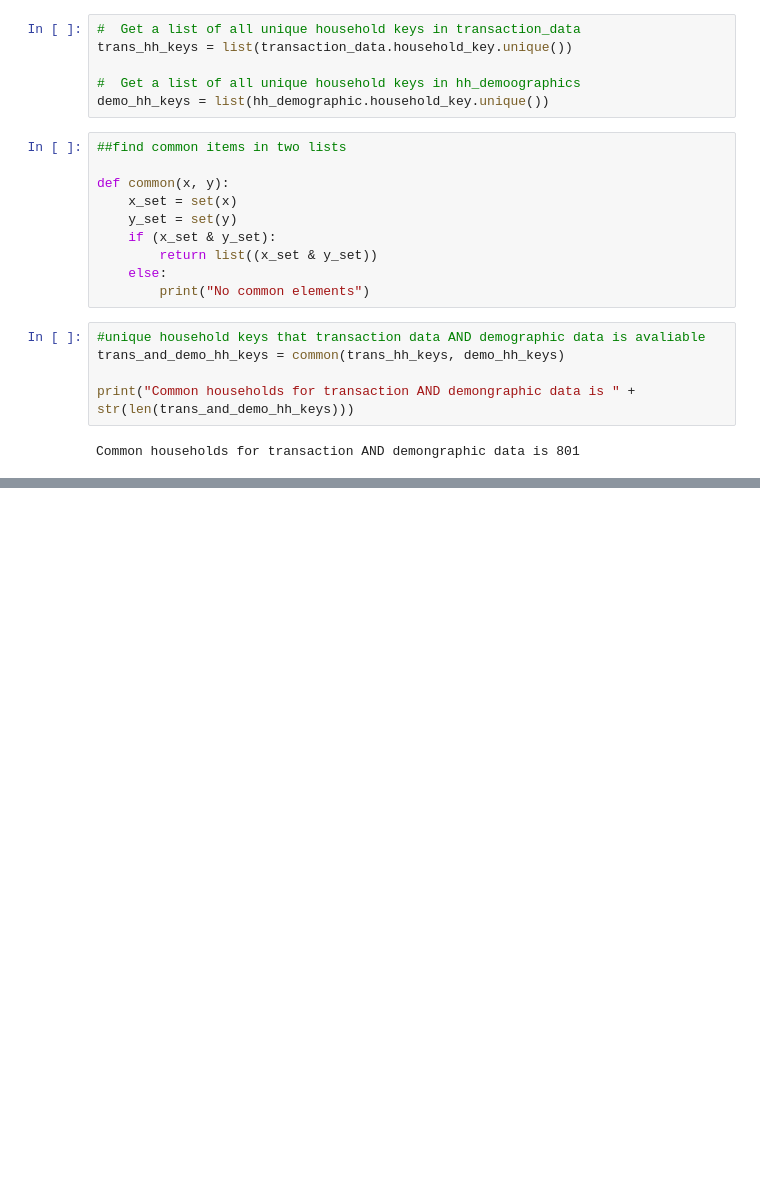
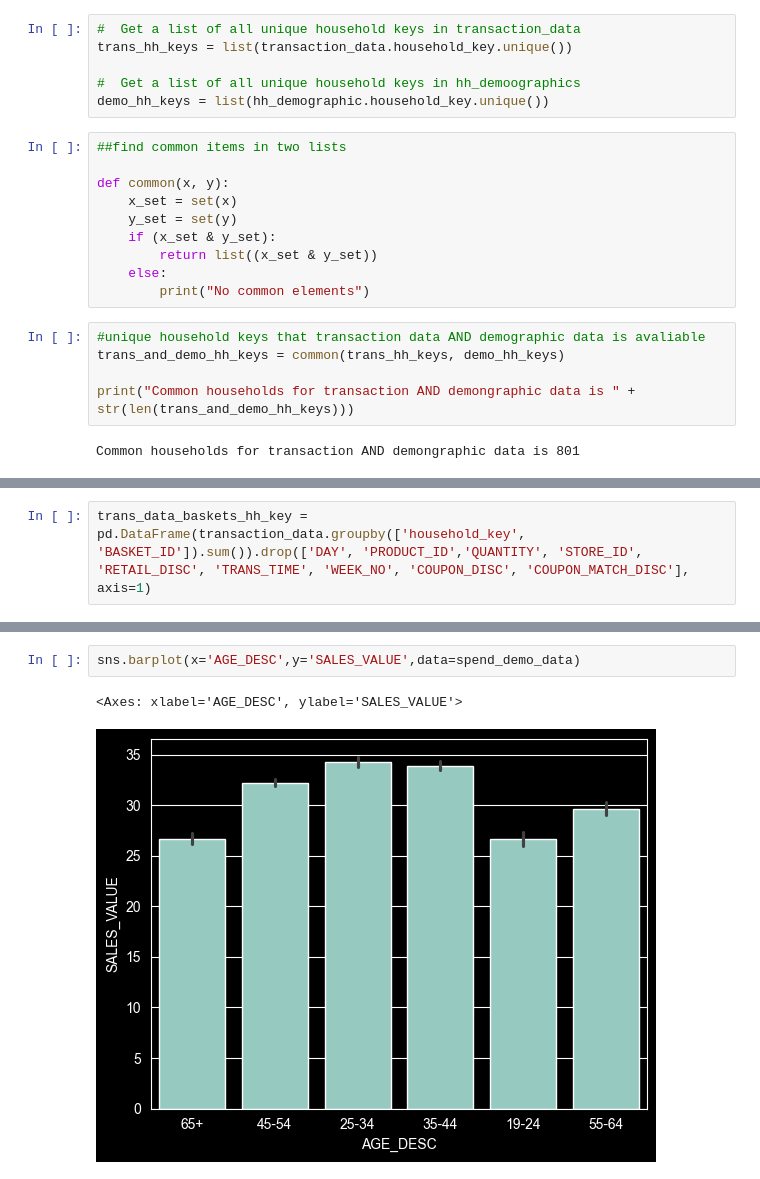
Before and after one commit to hirandilshan/super-Market-Analysis, a Jupyter notebook: superMarket.ipynb, the cells around one changed output, grey strips where cells are left out. Drawn from its saved outputs; the diff is of its cells as text; blank space fills up the shorter version.

```diff
--- a/superMarket.ipynb
+++ b/superMarket.ipynb
@@ -79,0 +132,2 @@ Common households for transaction AND demongraphic data is 801
+# %%
+trans_data_baskets_hh_key = pd.DataFrame(transaction_data.groupby(['household_key', 'BASKET_ID']).sum()).drop(['DAY', 'PRODUCT_ID','QUANTITY', 'STORE_ID', 'RETAIL_DISC', 'TRANS_TIME', 'WEEK_NO', 'COUPON_DISC', 'COUPON_MATCH_DISC'], axis=1)
@@ -79,0 +245,5 @@ Common households for transaction AND demongraphic data is 801
+# %%
+sns.barplot(x='AGE_DESC',y='SALES_VALUE',data=spend_demo_data)
+# %% [output]
+<Axes: xlabel='AGE_DESC', ylabel='SALES_VALUE'>
+[figure, added]
```
Also changed, not shown: parts of 27 cells of this notebook.
